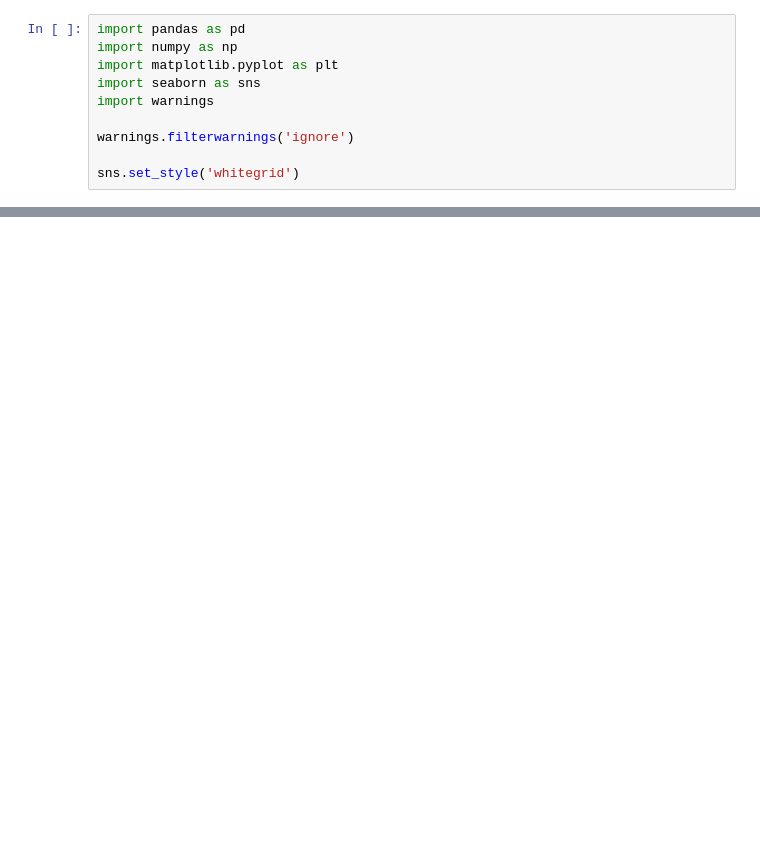
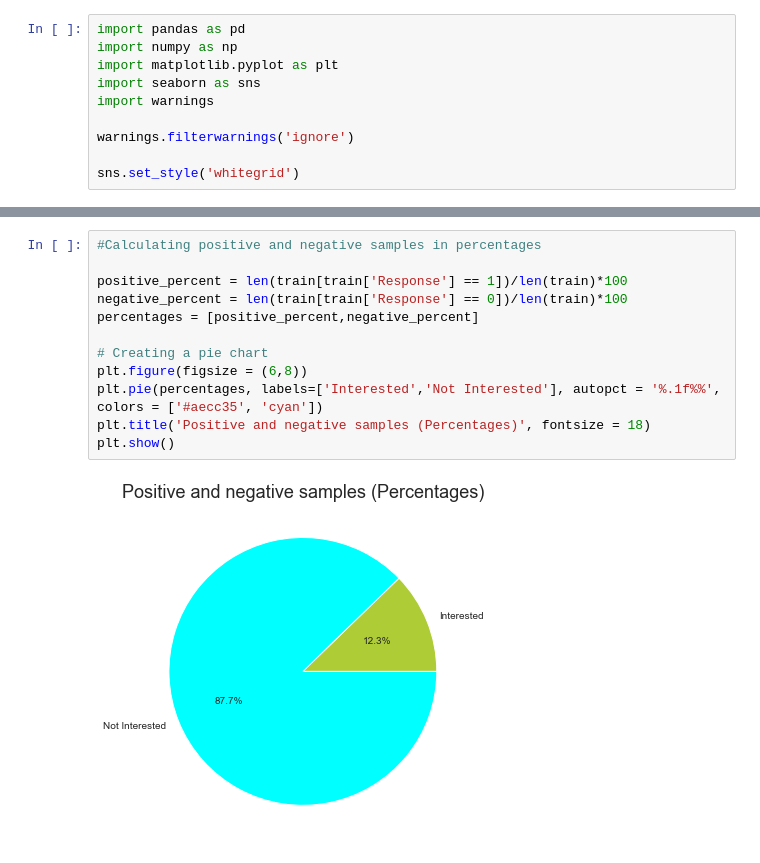
Before and after one commit to YashAnkleshwariya/Machine_Leaning_Projects, a Jupyter notebook: Insurance_Cross Selling Predection/Cross_Selling Model.ipynb, the cells around one changed output, grey strips where cells are left out. Cells and saved outputs as stored; diff of their text form; blank space fills up the shorter version.

```diff
--- a/Insurance_Cross Selling Predection/Cross_Selling Model.ipynb
+++ b/Insurance_Cross Selling Predection/Cross_Selling Model.ipynb
@@ -16,0 +97,14 @@ FileNotFoundError: [Errno 2] No such file or directory: 'C:/Users/admin/OneDrive
+# %%
+#Calculating positive and negative samples in percentages
+
+positive_percent = len(train[train['Response'] == 1])/len(train)*100
+negative_percent = len(train[train['Response'] == 0])/len(train)*100
+percentages = [positive_percent,negative_percent]
+
+# Creating a pie chart
+plt.figure(figsize = (6,8))
+plt.pie(percentages, labels=['Interested','Not Interested'], autopct = '%.1f%%', colors = ['#aecc35', 'cyan'])
+plt.title('Positive and negative samples (Percentages)', fontsize = 18)
+plt.show()
+# %% [output]
+[figure, added]
```
Also changed, not shown: parts of 39 cells of this notebook.
